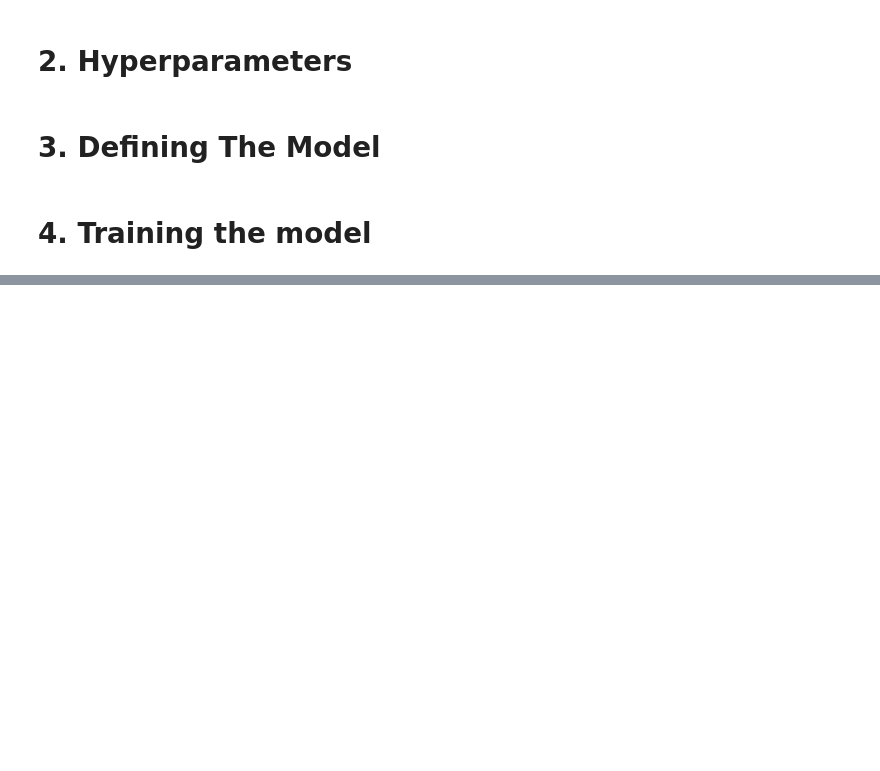
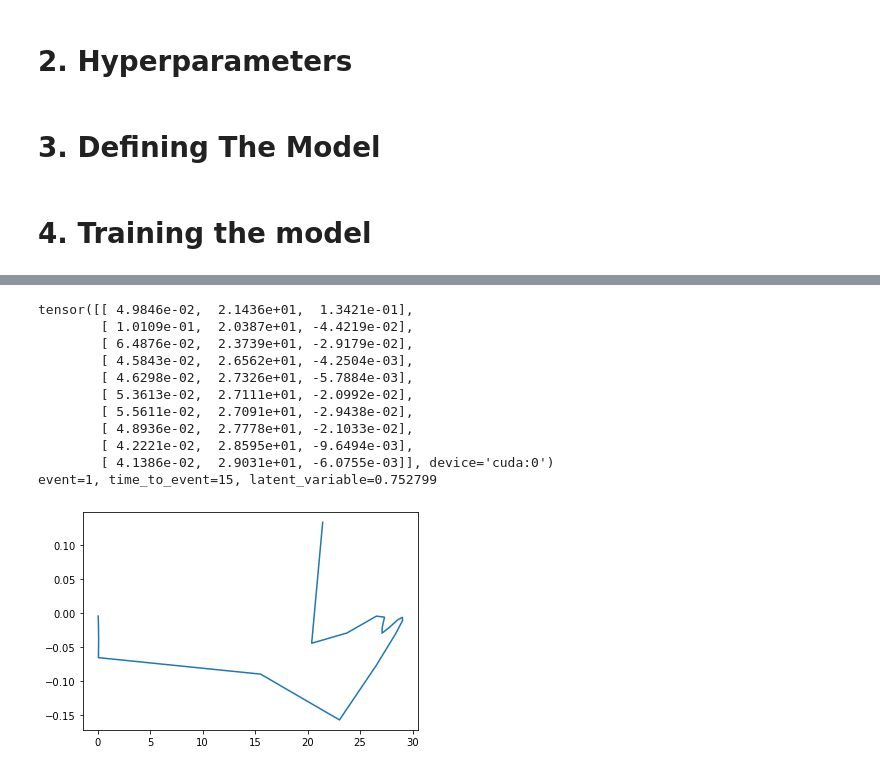
Before and after one commit to madkerpe/poc_ddht_pytorch, a Jupyter notebook: main_poc.ipynb, the cells around one changed output, grey strips where cells are left out. Drawn from its saved outputs; the diff is of its cells as text; code cells hidden in the pictures; blank space fills up the shorter version.

```diff
--- a/main_poc.ipynb
+++ b/main_poc.ipynb
@@ -188,18 +230,33 @@ print(test_latent_variable.item())
 # %%
 test_encoder_hidden_vector = torch.zeros(MAX_LENGTH, encoder.hidden_size, device=DEVICE)
 test_encoder_output_vector = torch.zeros(MAX_LENGTH, encoder.input_size, device=DEVICE)
 test_encoder_hidden = encoder.initHidden(device=DEVICE)
 
 for ei in range(test_batch.size(1)):
         test_encoder_input = test_batch[0][ei].view(1,1,-1)
         test_encoder_output, test_encoder_hidden = encoder(test_encoder_input, test_encoder_hidden)
         test_encoder_output_vector[ei] = test_encoder_output
 
 test_last_measurement = test_batch[0][ei]
 test_context_vector = decoder(test_last_measurement, test_encoder_hidden_vector)
-test_estimated_latent_variable = regress(test_context_vector)
+#test_estimated_latent_variable = regress(test_context_vector)
+test_first_hitting_time = causess(test_context_vector, test_last_measurement)
 
 test_encoder_output_vector = test_encoder_output_vector.unsqueeze(0).detach()
-plt.plot(np.array(test_encoder_output_vector.cpu()[0][0:10,1]), test_encoder_output_vector.cpu()[0][0:10,2])
+plt.plot(np.array(test_encoder_output_vector.cpu()[0][0:23,1]), test_encoder_output_vector.cpu()[0][0:23,2])
 print(test_encoder_output_vector[0,:10])
-print("real lv was %f, we estimated %f" % (test_latent_variable.item(), test_estimated_latent_variable.item()))
+#print("real lv was %f, we estimated %f" % (test_latent_variable.item(), test_estimated_latent_variable.item()))
+print("event=%d, time_to_event=%d, latent_variable=%f" % (test_event.item(), test_time_to_event.item(), test_latent_variable.item()))
+# %% [output]
+tensor([[ 4.9846e-02,  2.1436e+01,  1.3421e-01],
+        [ 1.0109e-01,  2.0387e+01, -4.4219e-02],
+        [ 6.4876e-02,  2.3739e+01, -2.9179e-02],
+        [ 4.5843e-02,  2.6562e+01, -4.2504e-03],
+        [ 4.6298e-02,  2.7326e+01, -5.7884e-03],
+        [ 5.3613e-02,  2.7111e+01, -2.0992e-02],
+        [ 5.5611e-02,  2.7091e+01, -2.9438e-02],
+        [ 4.8936e-02,  2.7778e+01, -2.1033e-02],
+        [ 4.2221e-02,  2.8595e+01, -9.6494e-03],
+        [ 4.1386e-02,  2.9031e+01, -6.0755e-03]], device='cuda:0')
+event=1, time_to_event=15, latent_variable=0.752799
+[figure, added]
```
Also changed, not shown: parts of 13 cells of this notebook, 4 other files.
